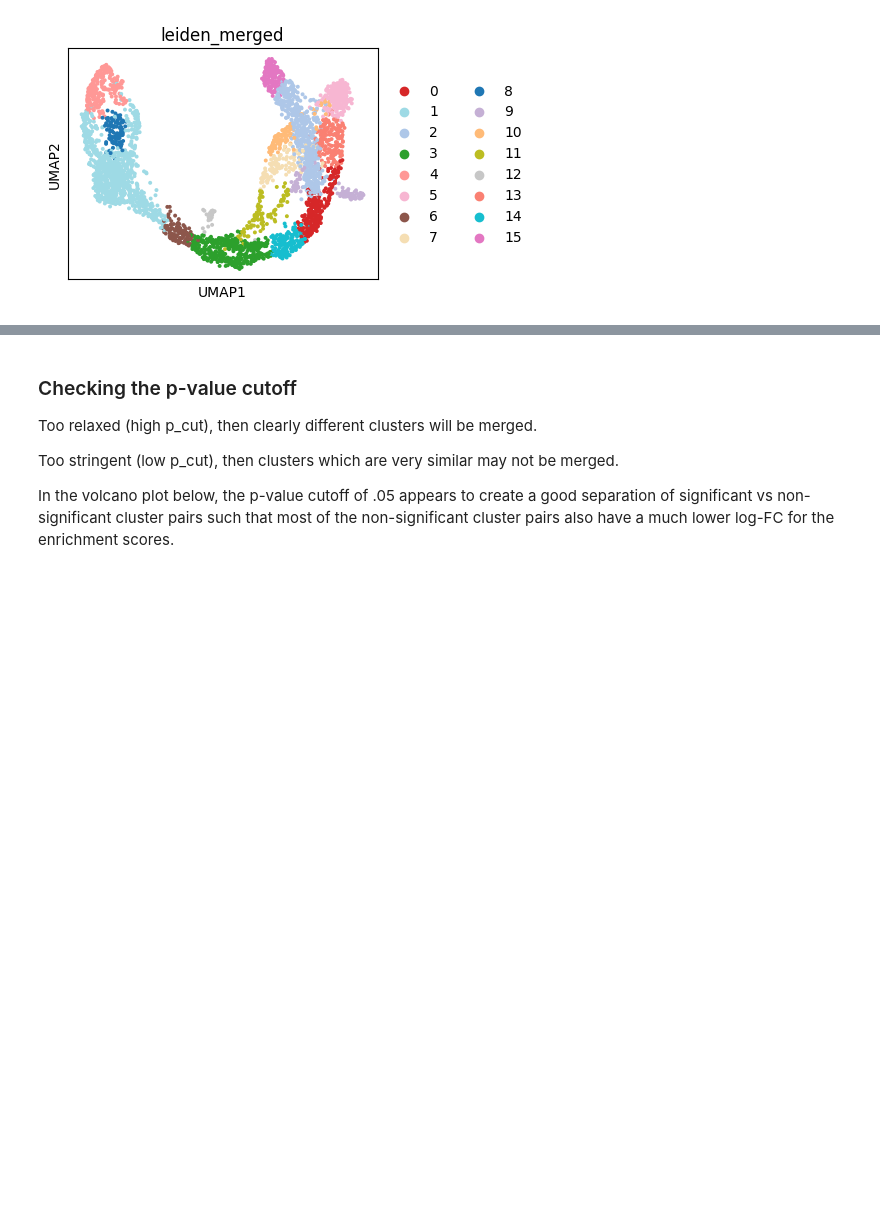
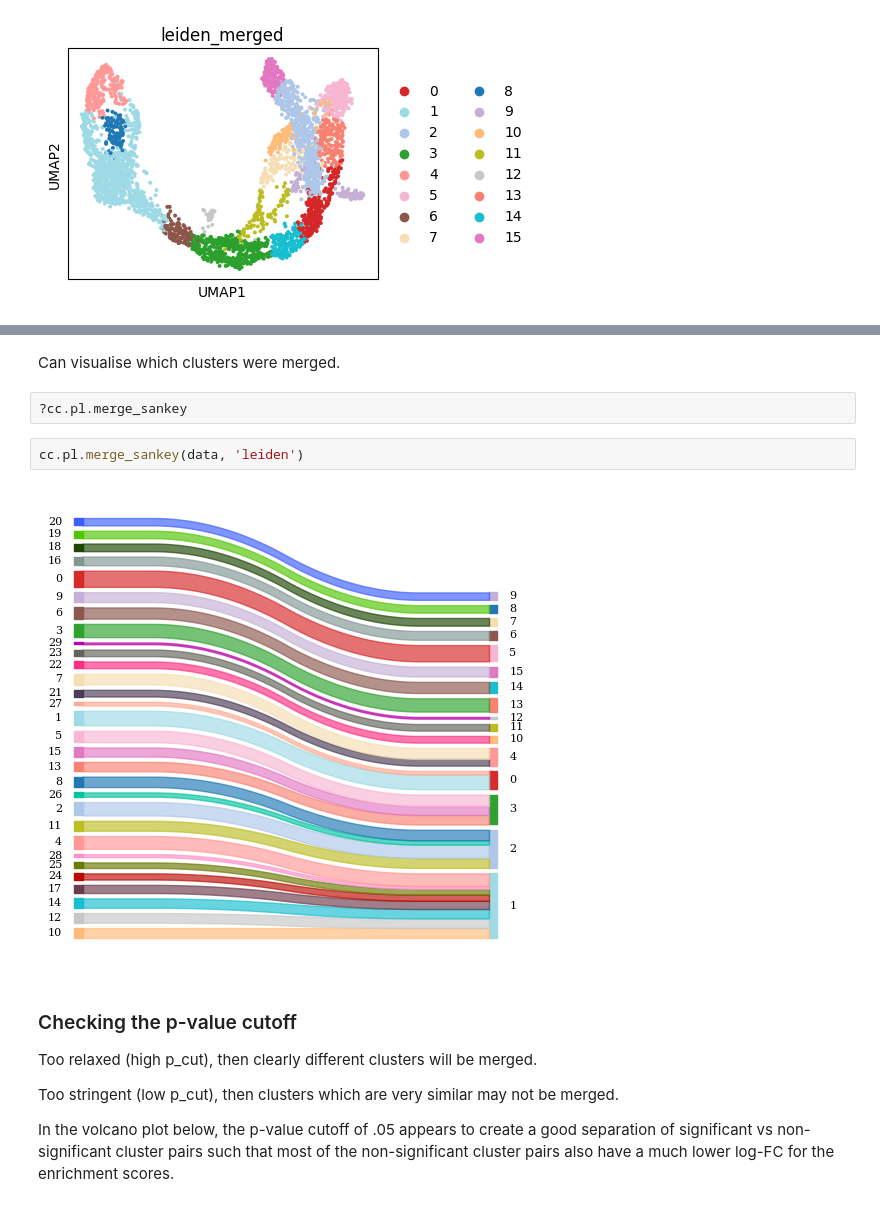
Before and after one commit to BradBalderson/Cytocipher, a Jupyter notebook: tutorials/cytocipher_pancreas.ipynb, the cells around one changed output, grey strips where cells are left out. Cells and saved outputs as stored; diff of their text form; blank space fills up the shorter version.

Commit message:
Updated tutorial with new diagnostic plot.

```diff
--- a/tutorials/cytocipher_pancreas.ipynb
+++ b/tutorials/cytocipher_pancreas.ipynb
@@ -144,3 +125,11 @@ cc.pl.enrich_heatmap(data, 'leiden_merged', figsize=(4,4), scale_cols=True)
+# %% [markdown]
+Can visualise which clusters were merged.
+# %%
+?cc.pl.merge_sankey
+# %%
+cc.pl.merge_sankey(data, 'leiden')
+# %% [output]
+[figure, added]
 # %% [markdown]
 ### Checking the p-value cutoff
 
```
Also changed, not shown: parts of 11 cells of this notebook.
